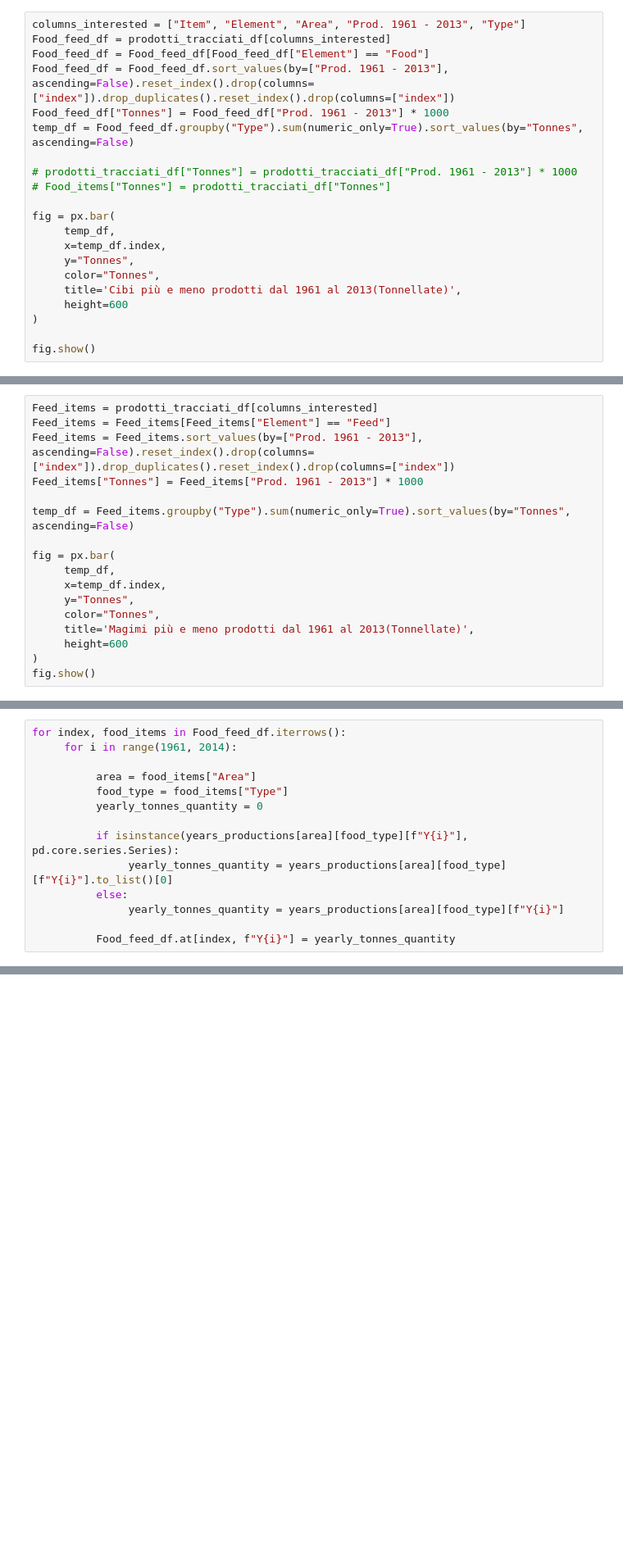
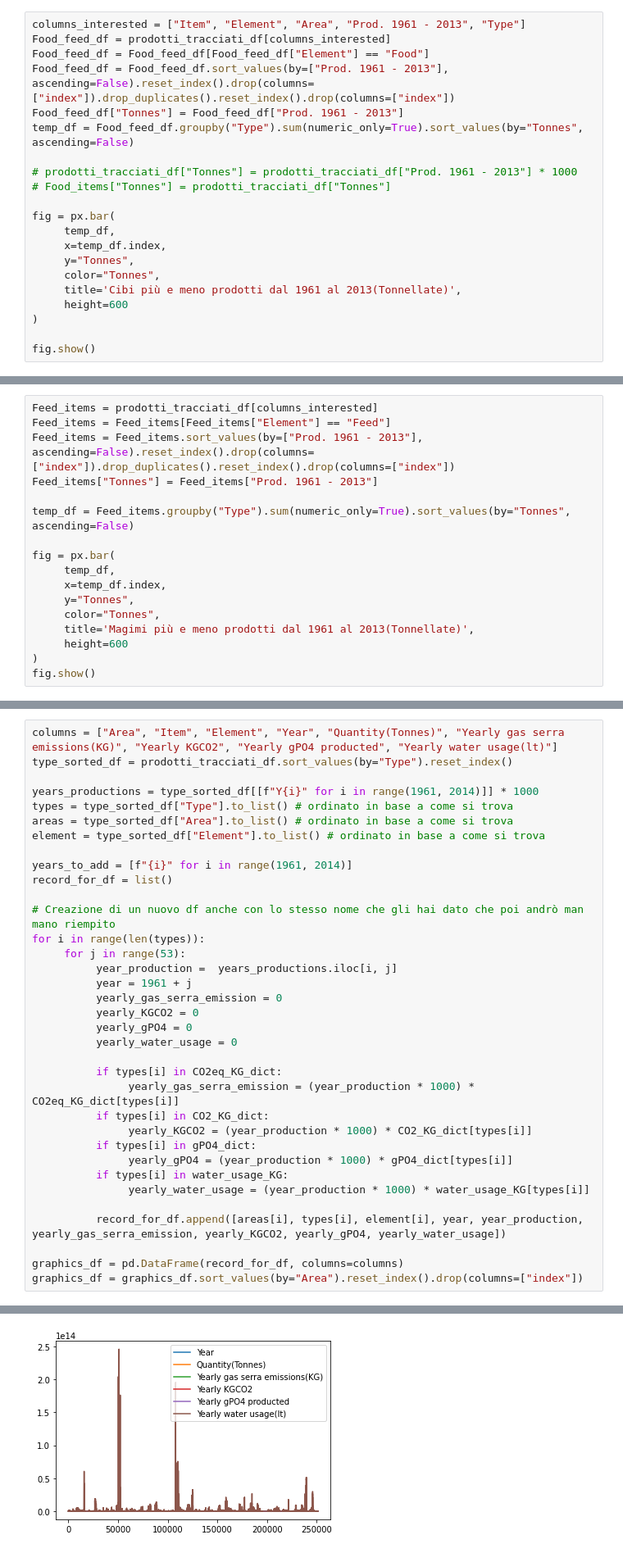
Before and after one commit to monkeymatt0/ProduzioneCibiMangimiImpattoAmbientale, a Jupyter notebook: MatteoVolleroDataVis.ipynb, the cells around one changed output, grey strips where cells are left out. Shown at 82% size. Drawn from its saved outputs; the diff is of its cells as text; blank space fills up the shorter version.

Commit message:
Ottimizzazione per la creazione del df per i grafici

```diff
--- a/MatteoVolleroDataVis.ipynb
+++ b/MatteoVolleroDataVis.ipynb
@@ -350,7 +350,7 @@ columns_interested = ["Item", "Element", "Area", "Prod. 1961 - 2013", "Type"]
 Food_feed_df = prodotti_tracciati_df[columns_interested]
 Food_feed_df = Food_feed_df[Food_feed_df["Element"] == "Food"]
 Food_feed_df = Food_feed_df.sort_values(by=["Prod. 1961 - 2013"], ascending=False).reset_index().drop(columns=["index"]).drop_duplicates().reset_index().drop(columns=["index"])
-Food_feed_df["Tonnes"] = Food_feed_df["Prod. 1961 - 2013"] * 1000
+Food_feed_df["Tonnes"] = Food_feed_df["Prod. 1961 - 2013"]
 temp_df = Food_feed_df.groupby("Type").sum(numeric_only=True).sort_values(by="Tonnes", ascending=False)
 
 # prodotti_tracciati_df["Tonnes"] = prodotti_tracciati_df["Prod. 1961 - 2013"] * 1000
@@ -373,7 +373,7 @@ fig.show()
 Feed_items = prodotti_tracciati_df[columns_interested]
 Feed_items = Feed_items[Feed_items["Element"] == "Feed"]
 Feed_items = Feed_items.sort_values(by=["Prod. 1961 - 2013"], ascending=False).reset_index().drop(columns=["index"]).drop_duplicates().reset_index().drop(columns=["index"])
-Feed_items["Tonnes"] = Feed_items["Prod. 1961 - 2013"] * 1000
+Feed_items["Tonnes"] = Feed_items["Prod. 1961 - 2013"]
 
 temp_df = Feed_items.groupby("Type").sum(numeric_only=True).sort_values(by="Tonnes", ascending=False)
 
@@ -674,14 +663,0 @@ for area in years_productions.keys():
-# %%
-for index, food_items in Food_feed_df.iterrows():
-     for i in range(1961, 2014):
-
-          area = food_items["Area"]
-          food_type = food_items["Type"]
-          yearly_tonnes_quantity = 0
-
-          if isinstance(years_productions[area][food_type][f"Y{i}"], pd.core.series.Series):
-               yearly_tonnes_quantity = years_productions[area][food_type][f"Y{i}"].to_list()[0]
-          else:
-               yearly_tonnes_quantity = years_productions[area][food_type][f"Y{i}"]
-
-          Food_feed_df.at[index, f"Y{i}"] = yearly_tonnes_quantity
@@ -687,0 +676,36 @@ for index, food_items in Food_feed_df.iterrows():
+# %%
+columns = ["Area", "Item", "Element", "Year", "Quantity(Tonnes)", "Yearly gas serra emissions(KG)", "Yearly KGCO2", "Yearly gPO4 producted", "Yearly water usage(lt)"]
+type_sorted_df = prodotti_tracciati_df.sort_values(by="Type").reset_index()
+
+years_productions = type_sorted_df[[f"Y{i}" for i in range(1961, 2014)]] * 1000
+types = type_sorted_df["Type"].to_list() # ordinato in base a come si trova
+areas = type_sorted_df["Area"].to_list() # ordinato in base a come si trova
+element = type_sorted_df["Element"].to_list() # ordinato in base a come si trova
+
+years_to_add = [f"{i}" for i in range(1961, 2014)]
+record_for_df = list()
+
+# Creazione di un nuovo df anche con lo stesso nome che gli hai dato che poi andrò man mano riempito
+for i in range(len(types)):
+     for j in range(53):
+          year_production =  years_productions.iloc[i, j]
+          year = 1961 + j
+          yearly_gas_serra_emission = 0
+          yearly_KGCO2 = 0
+          yearly_gPO4 = 0
+          yearly_water_usage = 0
+
+          if types[i] in CO2eq_KG_dict:
+               yearly_gas_serra_emission = (year_production * 1000) * CO2eq_KG_dict[types[i]]
+          if types[i] in CO2_KG_dict:
+               yearly_KGCO2 = (year_production * 1000) * CO2_KG_dict[types[i]]
+          if types[i] in gPO4_dict:
+               yearly_gPO4 = (year_production * 1000) * gPO4_dict[types[i]]
+          if types[i] in water_usage_KG:
+               yearly_water_usage = (year_production * 1000) * water_usage_KG[types[i]]
+
+          record_for_df.append([areas[i], types[i], element[i], year, year_production, yearly_gas_serra_emission, yearly_KGCO2, yearly_gPO4, yearly_water_usage])
+
+graphics_df = pd.DataFrame(record_for_df, columns=columns)
+graphics_df = graphics_df.sort_values(by="Area").reset_index().drop(columns=["index"])
+# %% [output]
@@ -688,3 +713,4 @@ for index, food_items in Food_feed_df.iterrows():
+[figure, added]
 # %% [markdown]
 # Trasformazione dei dati
 #### I dati per essere rappresentati correttamente hanno bisogno di essere fatti un certo andremo creerò un Dataframe che ha le seguenti colonne:
```
Also changed, not shown: parts of 9 cells of this notebook, 1 other file.
